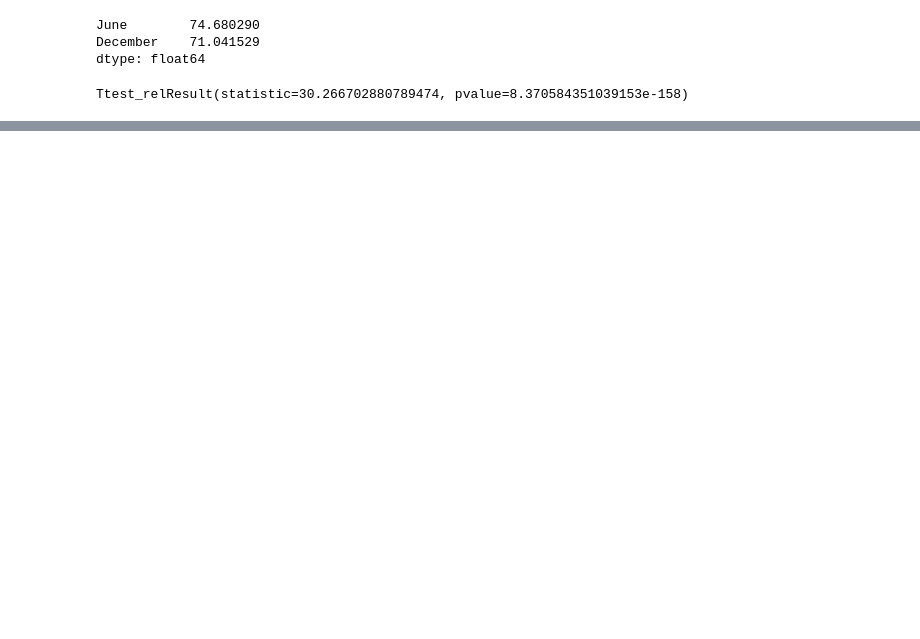
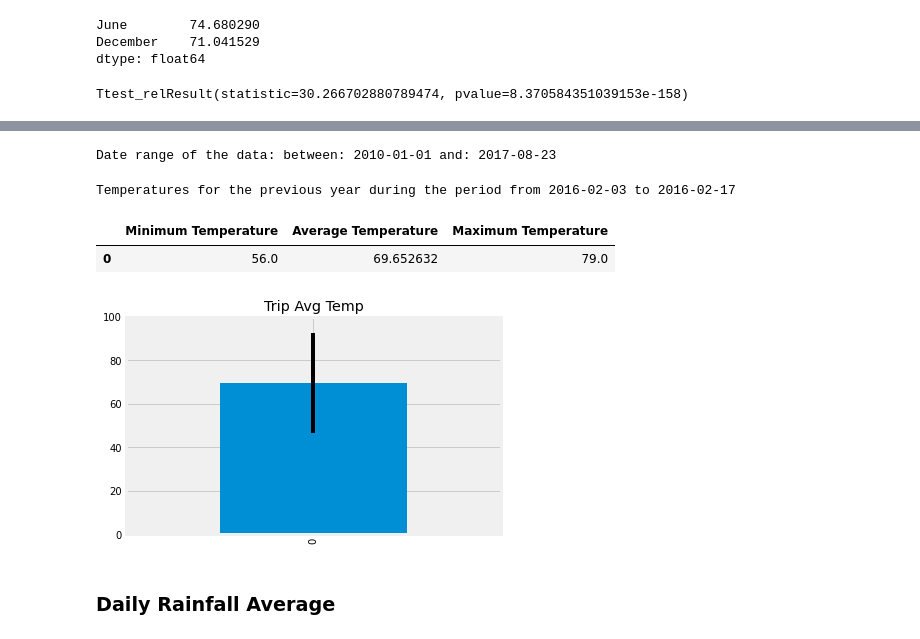
Before and after one commit to trezeget-1/sqlalchemy-challenge, a Jupyter notebook: Instructions/climate_starter.ipynb, the cells around one changed output, grey strips where cells are left out. Saved outputs shown, nothing was run; the diff lists cells and outputs as text; code cells hidden in the pictures; blank space fills up the shorter version.

```diff
--- a/Instructions/climate_starter.ipynb
+++ b/Instructions/climate_starter.ipynb
@@ -387,11 +387,45 @@ print(calc_temps('2012-02-28', '2012-03-05'))
+# %%
+beginning_date=session.query(Measurement.date).order_by(Measurement.date.asc()).first()
+final_date=session.query(Measurement.date).order_by(Measurement.date.desc()).first()
+
+print(f'Date range of the data: between: {beginning_date[0]} and: {final_date[0]}')
+# %% [output]
+Date range of the data: between: 2010-01-01 and: 2017-08-23
 # %%
 # Use your previous function `calc_temps` to calculate the tmin, tavg, and tmax
 # for your trip using the previous year's data for those same dates.
+
+#Trip Date: Feb 3 2017, Feb-17 2017
+
+start_date='2016-02-03'
+end_date='2016-02-17'
+
+temperatures=calc_temps(start_date, end_date)
+print(f"Temperatures for the previous year during the period from {start_date} to {end_date}")
+
+temperatures_df=pd.DataFrame({
+    "Minimum Temperature":temperatures[0][0],
+    "Average Temperature":temperatures[0][1],
+    "Maximum Temperature":temperatures[0][2]
+},index=[0])
+temperatures_df
+# %% [output]
+Temperatures for the previous year during the period from 2016-02-03 to 2016-02-17
+|  | Minimum Temperature | Average Temperature | Maximum Temperature |
+| 0 | 56.0 | 69.652632 | 79.0 |
 # %%
 # Plot the results from your previous query as a bar chart.
 # Use "Trip Avg Temp" as your Title
 # Use the average temperature for the y value
 # Use the peak-to-peak (tmax-tmin) value as the y error bar (yerr)
+
+yerr=temperatures[0][2]-temperatures[0][0]
+temperatures_df["Average Temperature"].plot(kind="bar", title="Trip Avg Temp", yerr=yerr, ylim=(0,100))
+plt.show()
+# %% [output]
+[figure, added]
+# %% [markdown]
+### Daily Rainfall Average
 # %%
 # Calculate the total amount of rainfall per weather station for your trip dates using the previous year's matching dates.
 # Sort this in descending order by precipitation amount and list the station, name, latitude, longitude, and elevation
```
Also changed, not shown: parts of 6 cells of this notebook.
